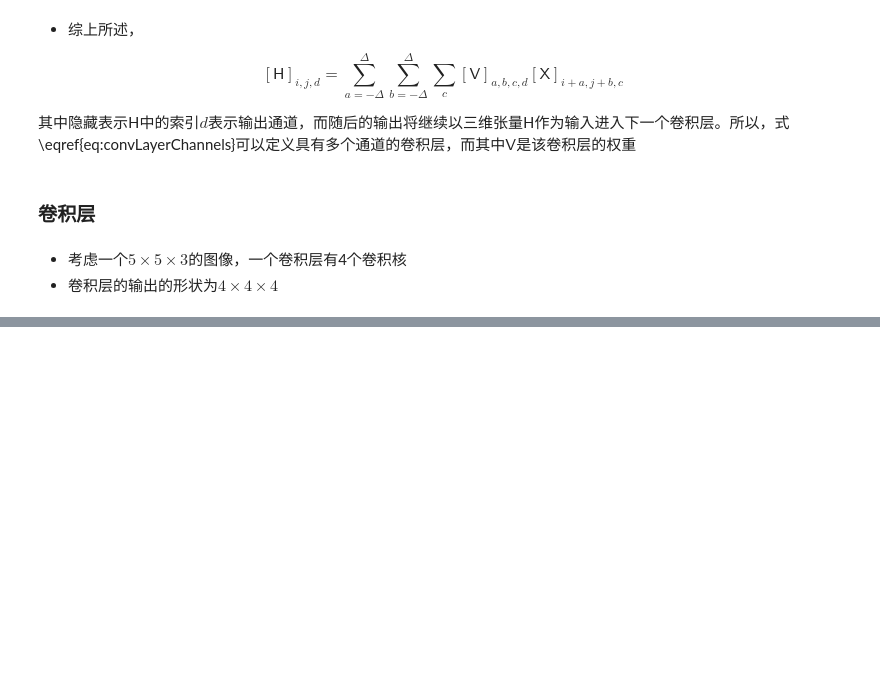
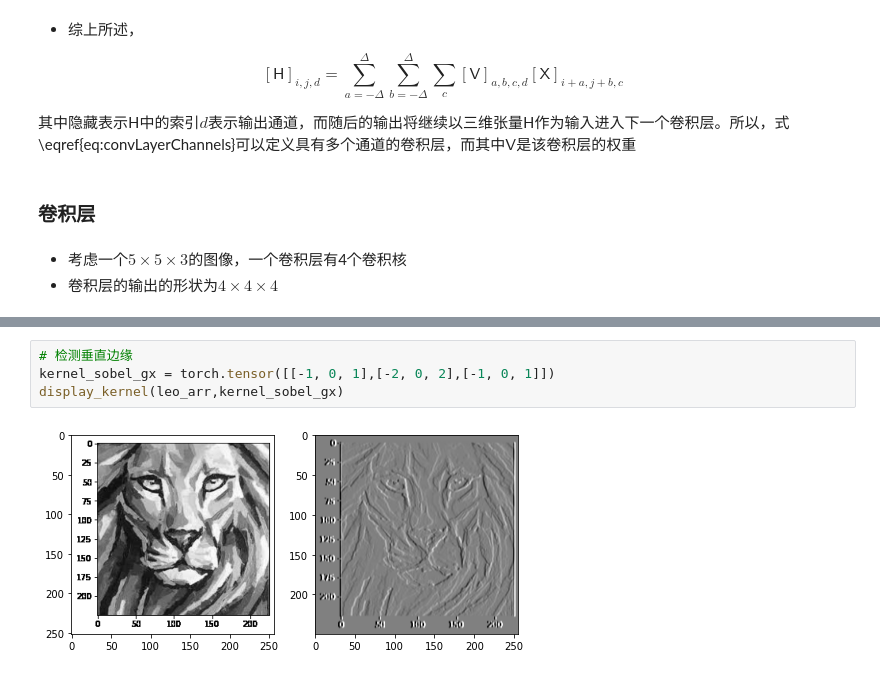
Before and after one commit to christinemu/deeplearning, a Jupyter notebook: 6_convolutional_neural_networks/1_why-conv.ipynb, the cells around one changed output, grey strips where cells are left out. Drawn from its saved outputs; the diff is of its cells as text; blank space fills up the shorter version.

```diff
--- a/6_convolutional_neural_networks/1_why-conv.ipynb
+++ b/6_convolutional_neural_networks/1_why-conv.ipynb
@@ -190,0 +457,6 @@ $$[\mathsf{H}]_{i,j,d} = \sum_{a = -\Delta}^{\Delta} \sum_{b = -\Delta}^{\Delta}
+# %%
+# 检测垂直边缘
+kernel_sobel_gx = torch.tensor([[-1, 0, 1],[-2, 0, 2],[-1, 0, 1]])
+display_kernel(leo_arr,kernel_sobel_gx)
+# %% [output]
+[figure, added]
```
Also changed, not shown: parts of 49 cells of this notebook, 5 other files.
